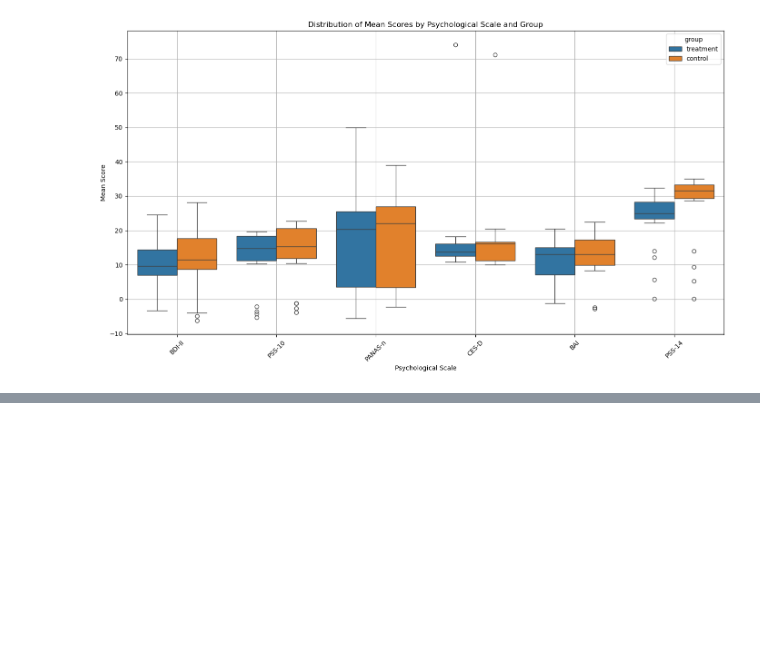
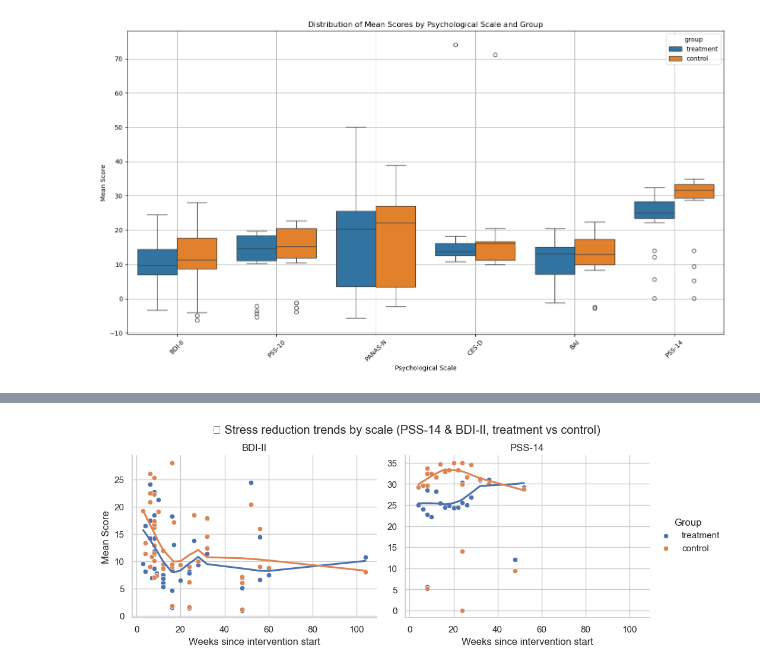
Before and after one commit to MaidanchukIrina/Meditation_Stress_Project, a Jupyter notebook: Stage 4. Effect size/Stage 4: Effect Size Data analisys.ipynb, the cells around one changed output, grey strips where cells are left out. Saved outputs shown, nothing was run; the diff lists cells and outputs as text; code cells hidden in the pictures; blank space fills up the shorter version.

```diff
--- a/Stage 4. Effect size/Stage 4: Effect Size Data analisys.ipynb
+++ b/Stage 4. Effect size/Stage 4: Effect Size Data analisys.ipynb
@@ -245,0 +529,40 @@ These visualizations form the first layer of interpretation and guide deeper ana
+# %%
+# ✅ Select scales with the most visible effect
+selected_scales = ['PSS-14', 'BDI-II']
+
+# 📦 Filter the cleaned dataset to include only these selected scales
+df_selected = core_dataset_clean[core_dataset_clean['o_short'].isin(selected_scales)]
+
+# 🎨 Set the visual style
+sns.set(style="whitegrid")
+
+# 📊 Create a FacetGrid to visualize each scale separately
+g = sns.FacetGrid(
+    df_selected,
+    col="o_short",        # One plot per scale
+    hue="group",          # Different line for each group: treatment vs control
+    col_wrap=2,           # Wrap the plots into 2 columns
+    sharey=False,         # Allow separate y-scales
+    height=4,
+    aspect=1.2
+)
+
+# 🔁 Add trend lines (LOWESS smoothing, no scatter dots)
+g.map(sns.regplot, "e_time", "mean_score", scatter=False, lowess=True, ci=None)
+
+# 🔘 Also add actual data points
+g.map(sns.scatterplot, "e_time", "mean_score")
+
+# 🧾 Label axes and legends
+g.set_axis_labels("Weeks since intervention start", "Mean Score")
+g.add_legend(title="Group")
+g.set_titles(col_template="{col_name}")
+
+# 🖼️ Adjust overall layout and add a title
+plt.subplots_adjust(top=0.85)
+g.fig.suptitle("📉 Stress reduction trends by scale (PSS-14 & BDI-II, treatment vs control)")
+
+# ✅ Show the final plot
+plt.show()
+# %% [output]
+[figure, added]
```
Also changed, not shown: parts of 20 cells of this notebook.
